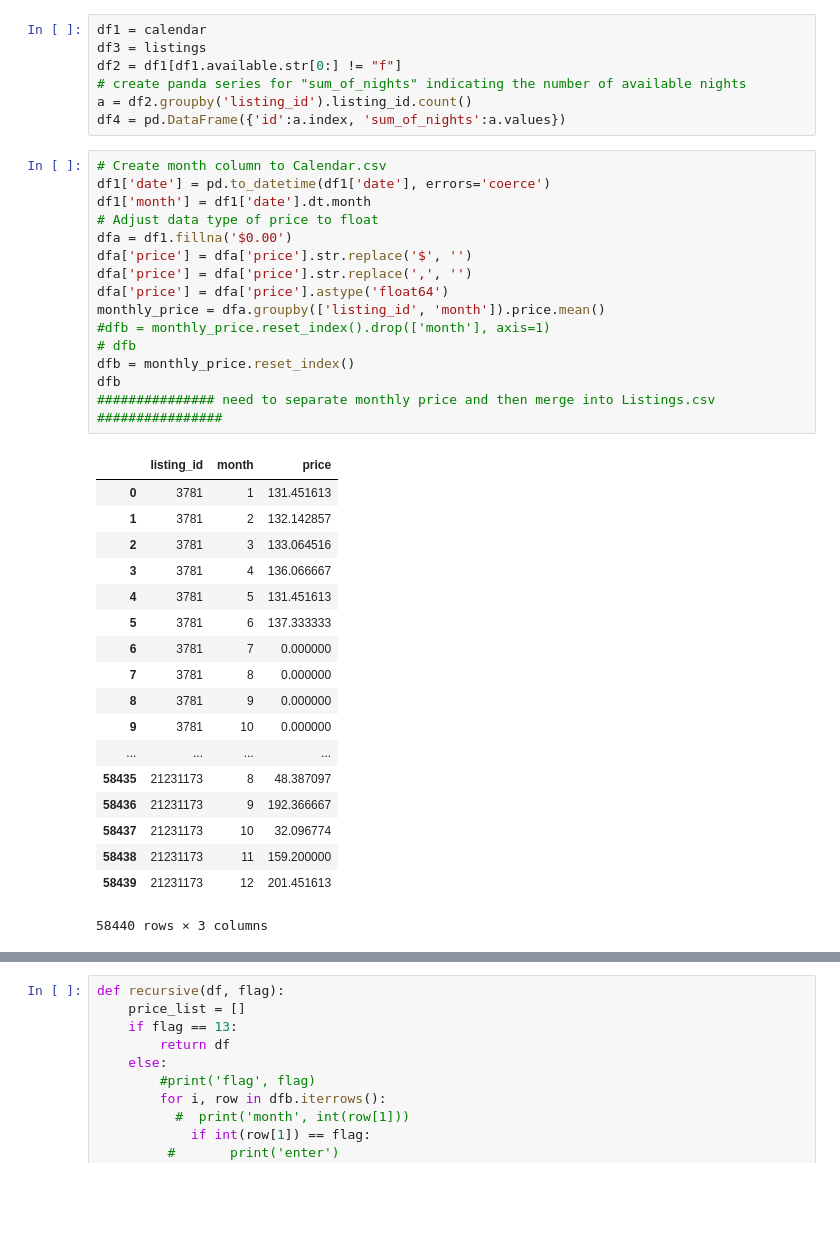
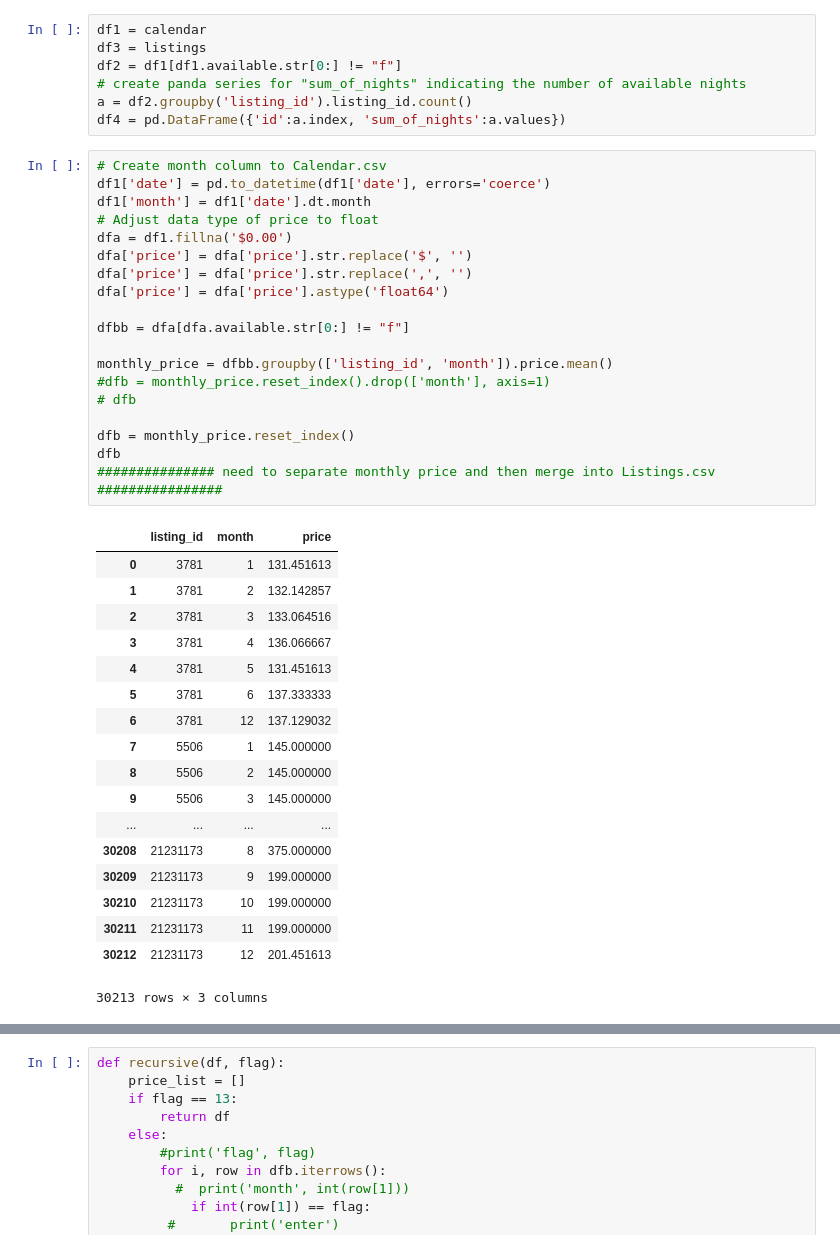
Before and after one commit to kzhang49/Hainan-Chicken, a Jupyter notebook: Airbnb.ipynb, the cells around one changed output, grey strips where cells are left out. Saved outputs shown, nothing was run; the diff lists cells and outputs as text; blank space fills up the shorter version.

```diff
--- a/Airbnb.ipynb
+++ b/Airbnb.ipynb
@@ -22,35 +22,39 @@ df4 = pd.DataFrame({'id':a.index, 'sum_of_nights':a.values})
 # %%
 # Create month column to Calendar.csv
 df1['date'] = pd.to_datetime(df1['date'], errors='coerce')
 df1['month'] = df1['date'].dt.month
 # Adjust data type of price to float
 dfa = df1.fillna('$0.00')
 dfa['price'] = dfa['price'].str.replace('$', '')
 dfa['price'] = dfa['price'].str.replace(',', '')
 dfa['price'] = dfa['price'].astype('float64')
-monthly_price = dfa.groupby(['listing_id', 'month']).price.mean()
+
+dfbb = dfa[dfa.available.str[0:] != "f"]
+
+monthly_price = dfbb.groupby(['listing_id', 'month']).price.mean()
 #dfb = monthly_price.reset_index().drop(['month'], axis=1)
 # dfb
+
 dfb = monthly_price.reset_index()
 dfb
 ############### need to separate monthly price and then merge into Listings.csv ################
 # %% [output]
 |  | listing_id | month | price |
 | 0 | 3781 | 1 | 131.451613 |
 | 1 | 3781 | 2 | 132.142857 |
 | 2 | 3781 | 3 | 133.064516 |
 | 3 | 3781 | 4 | 136.066667 |
 | 4 | 3781 | 5 | 131.451613 |
 | 5 | 3781 | 6 | 137.333333 |
-| 6 | 3781 | 7 | 0.000000 |
-| 7 | 3781 | 8 | 0.000000 |
-| 8 | 3781 | 9 | 0.000000 |
-| 9 | 3781 | 10 | 0.000000 |
+| 6 | 3781 | 12 | 137.129032 |
+| 7 | 5506 | 1 | 145.000000 |
+| 8 | 5506 | 2 | 145.000000 |
+| 9 | 5506 | 3 | 145.000000 |
 | ... | ... | ... | ... |
-| 58435 | 21231173 | 8 | 48.387097 |
-| 58436 | 21231173 | 9 | 192.366667 |
-| 58437 | 21231173 | 10 | 32.096774 |
-| 58438 | 21231173 | 11 | 159.200000 |
-| 58439 | 21231173 | 12 | 201.451613 |
+| 30208 | 21231173 | 8 | 375.000000 |
+| 30209 | 21231173 | 9 | 199.000000 |
+| 30210 | 21231173 | 10 | 199.000000 |
+| 30211 | 21231173 | 11 | 199.000000 |
+| 30212 | 21231173 | 12 | 201.451613 |
-58440 rows × 3 columns
+30213 rows × 3 columns
 # %%
```
Also changed, not shown: parts of 1 cell of this notebook.
